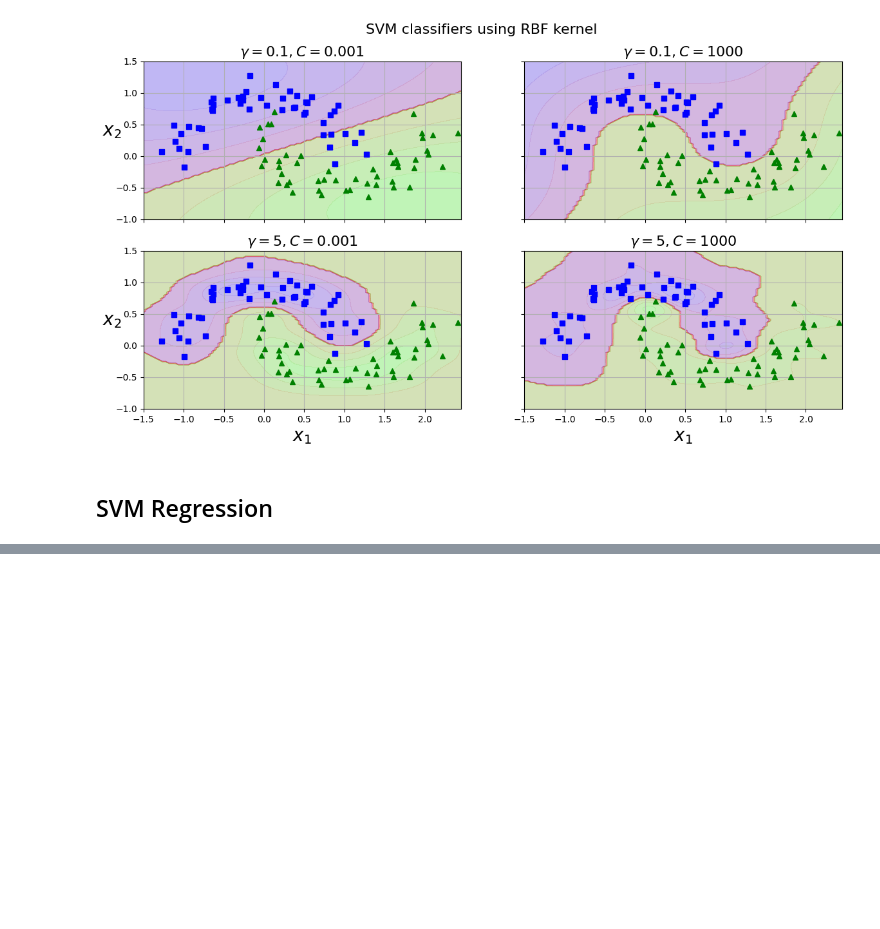
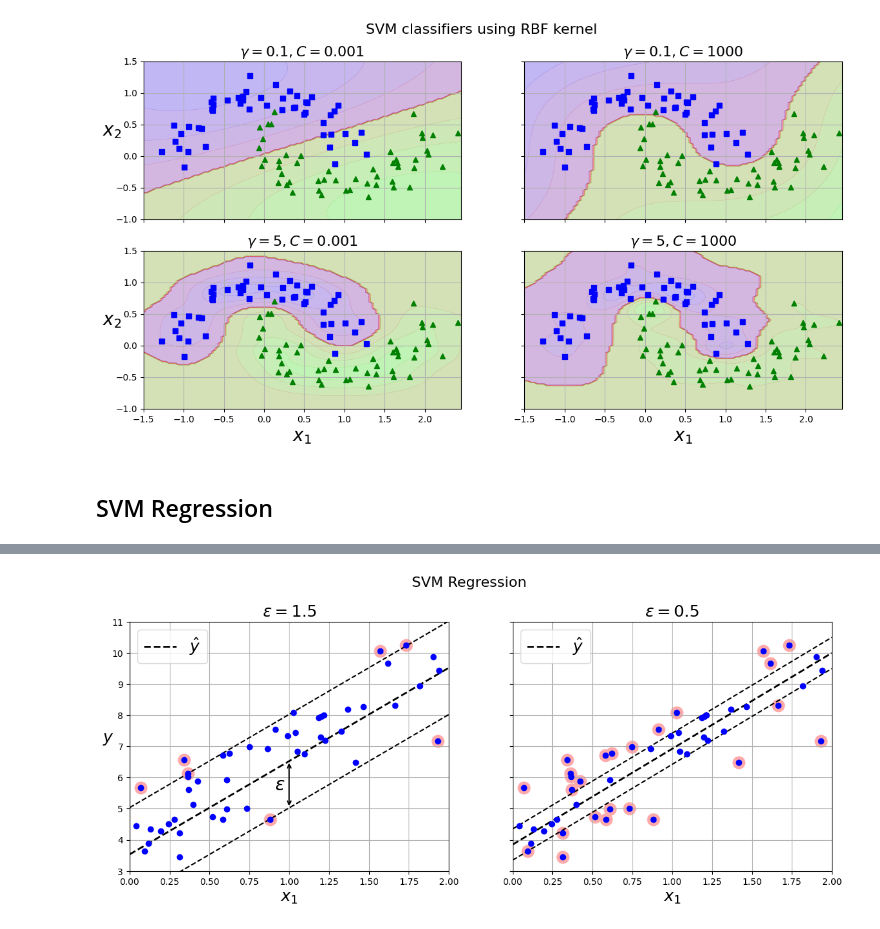
Before and after one commit to Ivan-Grigorev/Hands_On_ML, a Jupyter notebook: chapter_05.ipynb, the cells around one changed output, grey strips where cells are left out. Saved outputs shown, nothing was run; the diff lists cells and outputs as text; code cells hidden in the pictures; blank space fills up the shorter version.

```diff
--- a/chapter_05.ipynb
+++ b/chapter_05.ipynb
@@ -801,0 +820,90 @@ plt.show()
+# %%
+svm_reg1 = LinearSVR(epsilon=1.5, dual='auto', random_state=42)
+svm_reg2 = LinearSVR(epsilon=0.5, dual='auto', random_state=42)
+svm_reg1.fit(X, y)
+svm_reg2.fit(X, y)
+
+def find_support_vectors(svm_reg, X, y):
+    y_pred = svm_reg.predict(X)
+    off_margin = (np.abs(y - y_pred) >= svm_reg.epsilon)
+    return np.argwhere(off_margin)
+
+svm_reg1.support_ = find_support_vectors(svm_reg=svm_reg1, X=X, y=y)
+svm_reg2.support_ = find_support_vectors(svm_reg=svm_reg2, X=X, y=y)
+
+eps_x1 = 1
+eps_y_pred = svm_reg1.predict([[eps_x1]])
+# %%
+def plot_svm_regression(svm_reg, X, y, axes):
+    xls = np.linspace(axes[0], axes[1], 100).reshape(100, 1)
+    y_pred = svm_reg.predict(xls)
+
+    plt.plot(
+        xls,
+        y_pred,
+        'k--',
+        linewidth=2,
+        label=r'$\hat{y}$'
+    )
+    plt.plot(
+        xls,
+        y_pred + svm_reg.epsilon,
+        'k--'
+    )
+    plt.plot(
+        xls,
+        y_pred - svm_reg.epsilon,
+        'k--'
+    )
+    plt.scatter(
+        X[svm_reg.support_],
+        y[svm_reg.support_],
+        s=180,
+        facecolors='#FFAAAA'
+    )
+    plt.plot(
+        X,
+        y,
+        'bo'
+    )
+    plt.xlabel(r'$x_1$', fontsize=18)
+    plt.legend(loc='upper left', fontsize=18)
+    plt.axis(axes)
+    plt.grid(True)
+
+fig, axes = plt.subplots(ncols=2, figsize=(14, 5), sharey=True)
+
+plt.sca(axes[0])
+plot_svm_regression(svm_reg=svm_reg1, X=X, y=y, axes=[0, 2, 3, 11])
+plt.title(r'$\epsilon = {}$'.format(svm_reg1.epsilon), fontsize=18)
+plt.ylabel(r'$y$', fontsize=18, rotation=0)
+plt.annotate(
+    '',
+    xy=(eps_x1, eps_y_pred),
+    xycoords='data',
+    xytext=(eps_x1, eps_y_pred - svm_reg1.epsilon),
+    textcoords='data',
+    arrowprops={'arrowstyle': '<->', 'linewidth': 1.5}
+)
+plt.text(
+    0.91,
+    5.6,
+    r'$\epsilon$',
+    fontsize=20
+)
+plt.sca(
+    axes[1]
+)
+plot_svm_regression(svm_reg=svm_reg2, X=X, y=y, axes=[0, 2, 3, 11])
+plt.title(r'$\epsilon = {}$'.format(svm_reg2.epsilon), fontsize=18)
+plt.figtext(
+    0.5,
+    1,
+    'SVM Regression',
+    ha='center',
+    va='center',
+    fontsize=16
+)
+plt.show()
+# %% [output]
+[figure, added]
```
Also changed, not shown: parts of 9 cells of this notebook.
